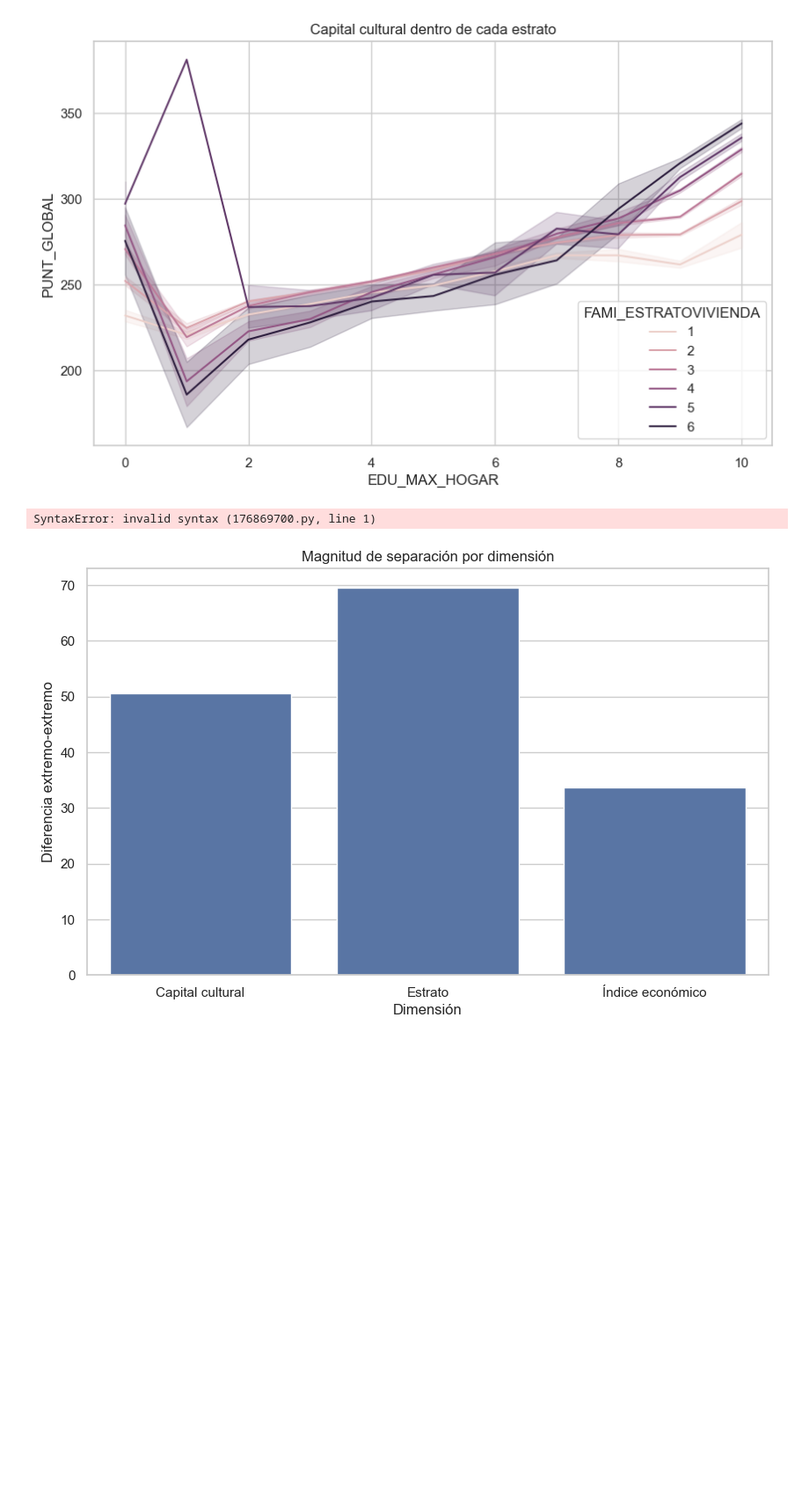
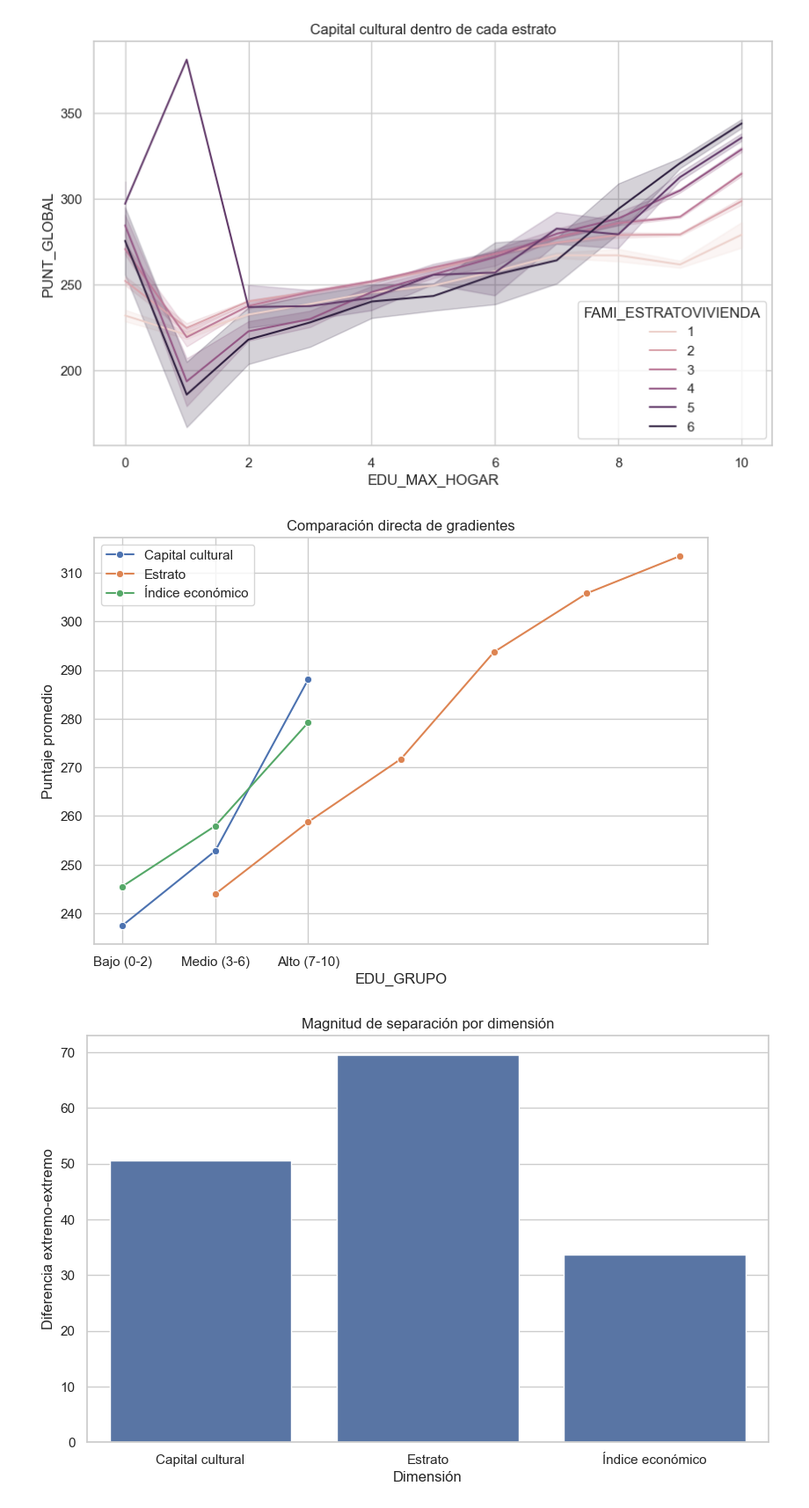
Before and after one commit to isabellagomez2003-sys/Proyecto-1, a Jupyter notebook: Tarea3_AnalisisDatos/Soporte3_FuentesDeAnalisis_Pregunta3.ipynb, the cells around one changed output. Shown at 88% size. Saved outputs shown, nothing was run; the diff lists cells and outputs as text; code cells hidden in the pictures; blank space fills up the shorter version.

```diff
--- a/Tarea3_AnalisisDatos/Soporte3_FuentesDeAnalisis_Pregunta3.ipynb
+++ b/Tarea3_AnalisisDatos/Soporte3_FuentesDeAnalisis_Pregunta3.ipynb
@@ -528,24 +494,24 @@ plt.show()
 # %% [output]
 [figure]
 # %%
-x|
+
 
 # Promedios
 prom_cultura = df.groupby("EDU_GRUPO")["PUNT_GLOBAL"].mean().reset_index()
 prom_estrato = df.groupby("FAMI_ESTRATOVIVIENDA")["PUNT_GLOBAL"].mean().reset_index()
 prom_indice = df.groupby("INDICE_ECON")["PUNT_GLOBAL"].mean().reset_index()
 
 plt.figure(figsize=(9,6))
 
 sns.lineplot(data=prom_cultura, x="EDU_GRUPO", y="PUNT_GLOBAL", marker="o", label="Capital cultural")
 sns.lineplot(data=prom_estrato, x="FAMI_ESTRATOVIVIENDA", y="PUNT_GLOBAL", marker="o", label="Estrato")
 sns.lineplot(data=prom_indice, x="INDICE_ECON", y="PUNT_GLOBAL", marker="o", label="Índice económico")
 
 plt.title("Comparación directa de gradientes")
 plt.ylabel("Puntaje promedio")
 plt.show()
 # %% [output]
-SyntaxError: invalid syntax (176869700.py, line 1)
+[figure, added]
 # %%
 rango_cultura = df.groupby("EDU_GRUPO")["PUNT_GLOBAL"].mean()
 rango_estrato = df.groupby("FAMI_ESTRATOVIVIENDA")["PUNT_GLOBAL"].mean()
```
Also changed, not shown: parts of 3 cells of this notebook.
